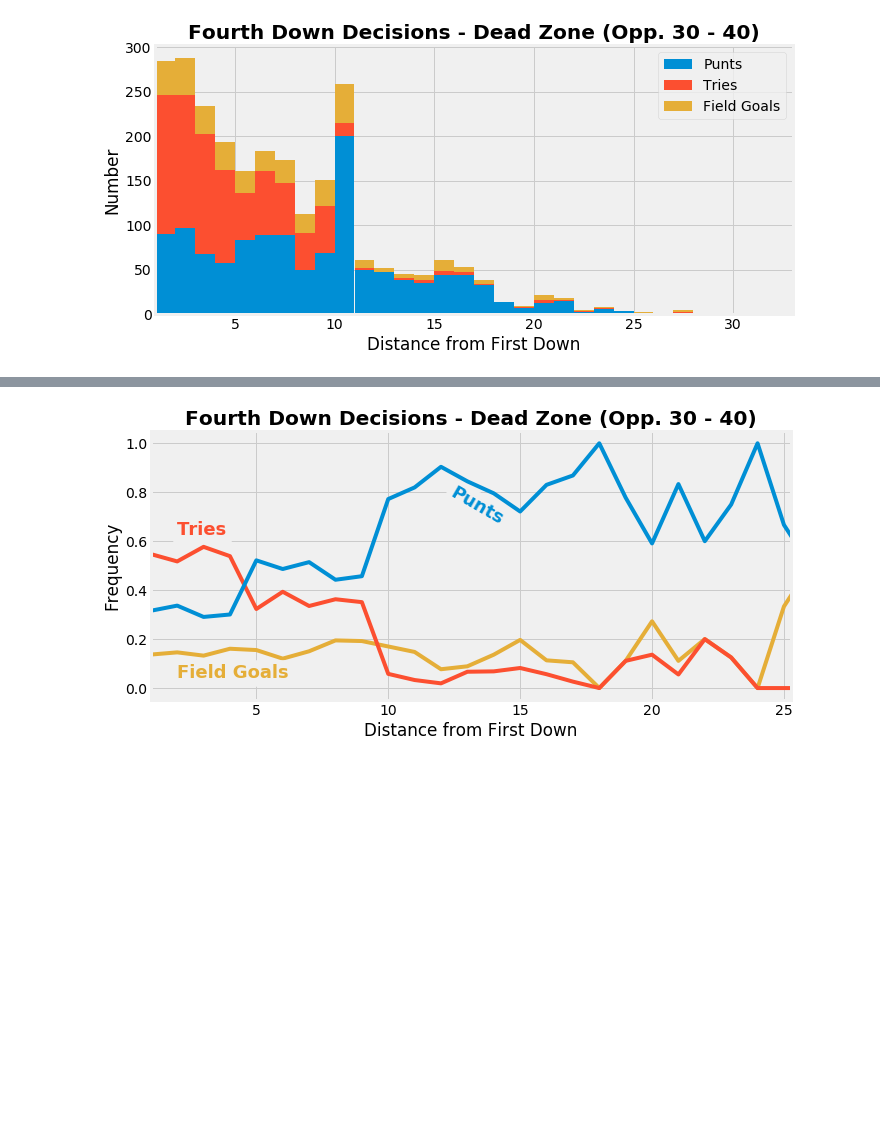
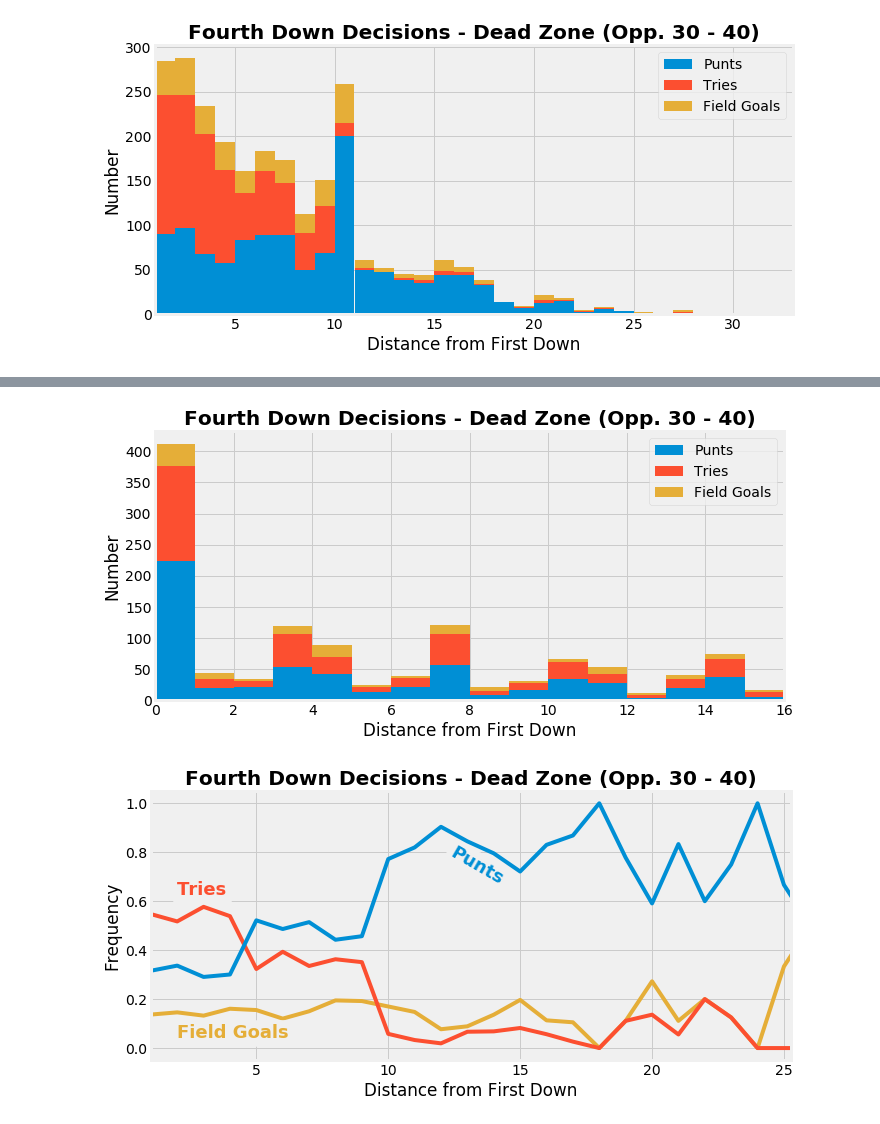
Before and after one commit to SimFootballDev/surrender_punt, a Jupyter notebook: surrender.ipynb, the cells around one changed output, grey strips where cells are left out. Saved outputs shown, nothing was run; the diff lists cells and outputs as text; code cells hidden in the pictures; blank space fills up the shorter version.

```diff
--- a/surrender.ipynb
+++ b/surrender.ipynb
@@ -514,3 +642,25 @@ plt.show()
+# %%
+yardRange = range(0,16)
+
+plt.figure(figsize=(10,5),facecolor='w')
+plt.style.use('fivethirtyeight')
+plt.title('Fourth Down Decisions - Dead Zone (Opp. 30 - 40)',weight='bold')
+plt.xlabel('Distance from First Down')
+plt.ylabel('Number')
+plt.bar(yardRange,dPuntListnpd,width=1,label='Punts',align='edge')
+plt.bar(yardRange,dTryListnpd,bottom=dPuntListnpd,width=1,label='Tries',align='edge')
+plt.bar(yardRange,dFGlistnpd,bottom=[dTryListnpd[i]+dPuntListnpd[i] for i in range(16)],width=1,label='Field Goals',align='edge')
+# plt.bar(yardRange,dTOList,bottom=[dFGlist[i] + dTryList[i]+dPuntList[i] for i in range(50)],width=1,label='Timeouts')
+# plt.bar(yardRange,noneList,bottom=[dTOList[i] + dFGlist[i] + dTryList[i]+dPuntList[i] for i in range(50)],width=1,label='No Data',color='lightgray')
+# for i in [10,20,30,40,50,60,70,80,90]:
+#     plt.axvline(i,c='w',lw=1,alpha=0.5)
+plt.xlim(0,16)
+plt.legend()
+plt.tight_layout()
+plt.savefig('images/4thdown_deadPD_total.png')
+plt.show()
+# %% [output]
+[figure, added]
 # %%
 yardRange = range(1,51)
 
```
Also changed, not shown: parts of 8 cells of this notebook, 2 other files.
